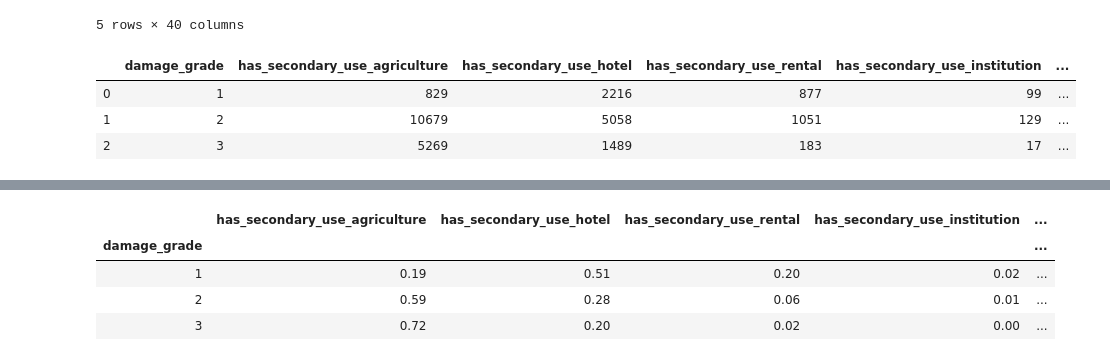
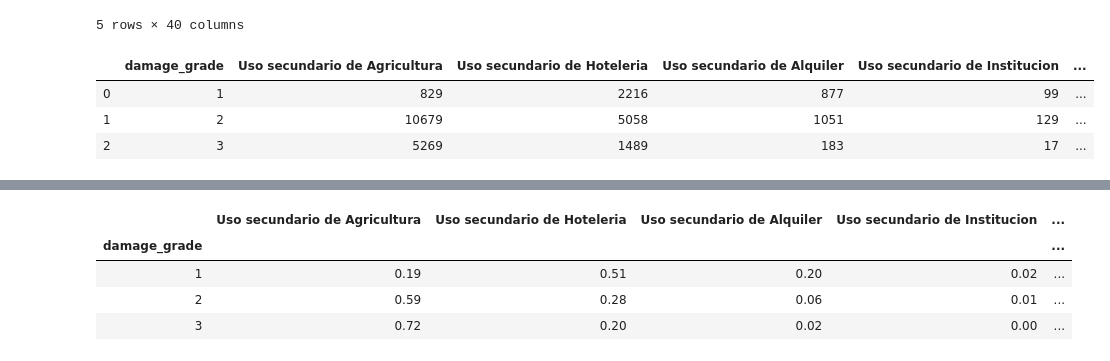
Before and after one commit to FranciscoGauna/TP-Datos-2021, a Jupyter notebook: Francisco.ipynb, the cells around one changed output, grey strips where cells are left out. Cells and saved outputs as stored; diff of their text form; code cells hidden in the pictures.

```diff
--- a/Francisco.ipynb
+++ b/Francisco.ipynb
@@ -61,33 +61,47 @@ merged_data.head()
 # %%
 second_uses_list = [
     "has_secondary_use_agriculture",
     "has_secondary_use_hotel",
     "has_secondary_use_rental",
     "has_secondary_use_institution",
     "has_secondary_use_school",
     "has_secondary_use_industry",
     "has_secondary_use_health_post",
     "has_secondary_use_gov_office",
     "has_secondary_use_use_police",
     "has_secondary_use_other"
 ]
 second_uses_label = [
     "Uso secundario de Agricultura",
     "Uso secundario de Hoteleria",
     "Uso secundario de Alquiler",
     "Uso secundario de Institucion",
     "Uso secundario de Escuela",
     "Uso secundario de Industria",
     "Uso secundario de Puesto de Salud",
     "Uso secundario de Oficina del Gobierno",
     "Uso secundario de la Policia",
     "Otro Uso secundario"
 ]
+second_uses_label_d = {
+    "has_secondary_use_agriculture": "Uso secundario de Agricultura",
+    "has_secondary_use_hotel": "Uso secundario de Hoteleria",
+    "has_secondary_use_rental": "Uso secundario de Alquiler",
+    "has_secondary_use_institution": "Uso secundario de Institucion",
+    "has_secondary_use_school": "Uso secundario de Escuela",
+    "has_secondary_use_industry": "Uso secundario de Industria",
+    "has_secondary_use_health_post": "Uso secundario de Puesto de Salud",
+    "has_secondary_use_gov_office": "Uso secundario de Oficina del Gobierno",
+    "has_secondary_use_use_police": "Uso secundario de la Policia",
+    "has_secondary_use_other": "Otro Uso secundario"
+}
+second_uses_label_d2 =
 merged_data_nulled = merged_data.applymap(lambda x: x if x else None)
 second_use_count = merged_data_nulled.groupby("damage_grade").count()[second_uses_list].reset_index()
+second_use_count = second_use_count.rename(second_uses_label_d, axis=1)
 second_use_count
 # %% [output]
-|  | damage_grade | has_secondary_use_agriculture | has_secondary_use_hotel | has_secondary_use_rental | has_secondary_use_institution | ... |
+|  | damage_grade | Uso secundario de Agricultura | Uso secundario de Hoteleria | Uso secundario de Alquiler | Uso secundario de Institucion | ... |
 | 0 | 1 | 829 | 2216 | 877 | 99 | ... |
 | 1 | 2 | 10679 | 5058 | 1051 | 129 | ... |
 | 2 | 3 | 5269 | 1489 | 183 | 17 | ... |
@@ -120,7 +134,7 @@ second_use_count_total = second_use_count.set_index("damage_grade")
 second_use_count_percentage = second_use_count_total.div(second_use_count_total.sum(axis=1), axis=0)
 second_use_count_percentage.head()
 # %% [output]
-|  | has_secondary_use_agriculture | has_secondary_use_hotel | has_secondary_use_rental | has_secondary_use_institution | ... |
+|  | Uso secundario de Agricultura | Uso secundario de Hoteleria | Uso secundario de Alquiler | Uso secundario de Institucion | ... |
 | damage_grade |  |  |  |  | ... |
 | 1 | 0.19 | 0.51 | 0.20 | 0.02 | ... |
 | 2 | 0.59 | 0.28 | 0.06 | 0.01 | ... |
```
Also changed, not shown: parts of 5 cells of this notebook.
